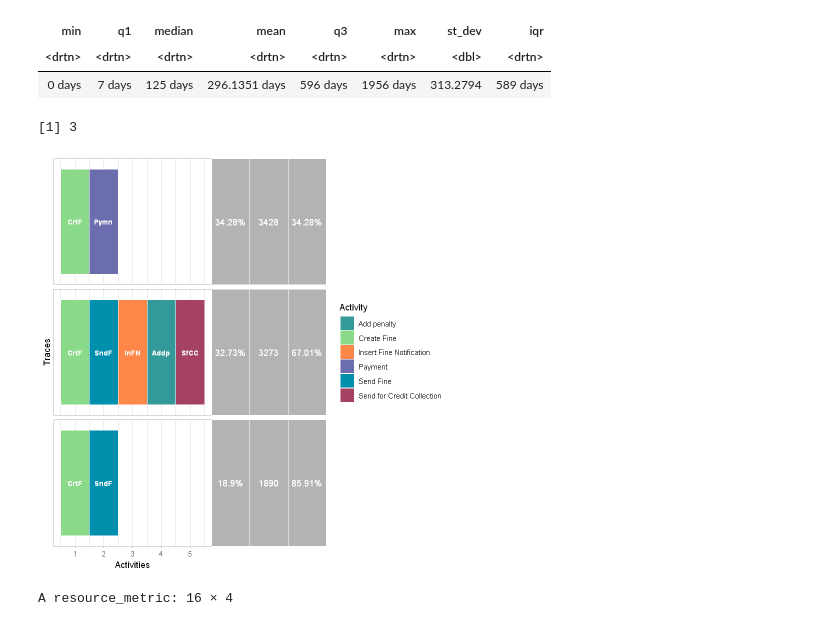
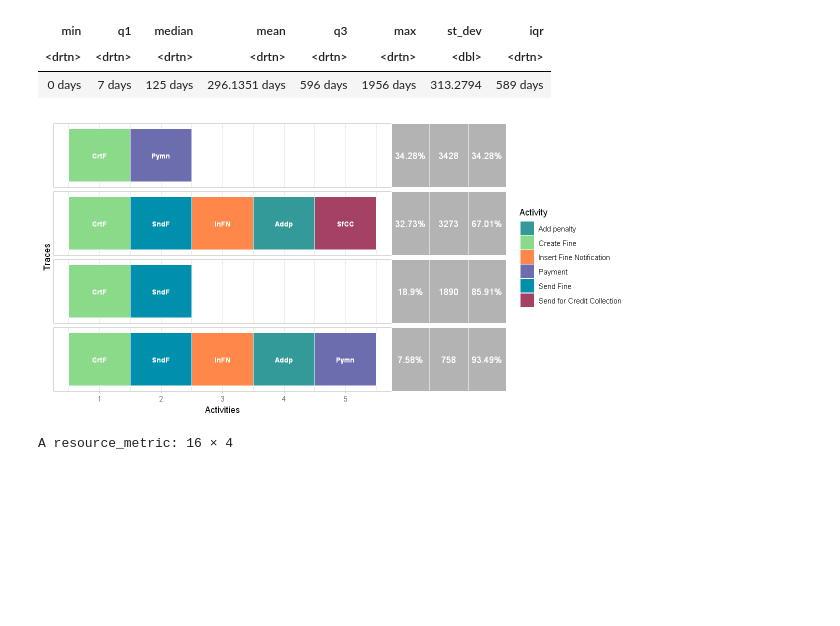
Before and after one commit to fcordovav/Tarea_INFO286_2025_I, a Jupyter notebook: main.ipynb, the cells around one changed output. Saved outputs shown, nothing was run; the diff lists cells and outputs as text; code cells hidden in the pictures; blank space fills up the shorter version.

```diff
--- a/main.ipynb
+++ b/main.ipynb
@@ -127,14 +117,10 @@ A log_metric: 1 × 8
 | <drtn> | <drtn> | <drtn> | <drtn> | <drtn> | <drtn> | <dbl> | <drtn> |
 | 0 days | 7 days | 125 days | 296.1351 days | 596 days | 1956 days | 313.2794 | 589 days |
 # %%
-# Distribución de variantes --> Aqui claramente se ve que son 3, pero igual lo hicimos por comando
-trace_explorer(traffic_fines, coverage = 0.8)
-
-# Cantidad de variantes
-length(unique(trace_list(traffic_fines)))
+# Distribución de variantes al 90% de los casos
+trace_explorer(traffic_fines, coverage = 0.9)
 # %% [output]
-[1] 3
-[figure, old version]
+[figure, new version]
 # %%
 # Personas que participan en el proceso en %
 resource_frequency(traffic_fines, level = "resource") %>%
```
Also changed, not shown: parts of 13 cells of this notebook, 3 other files.
